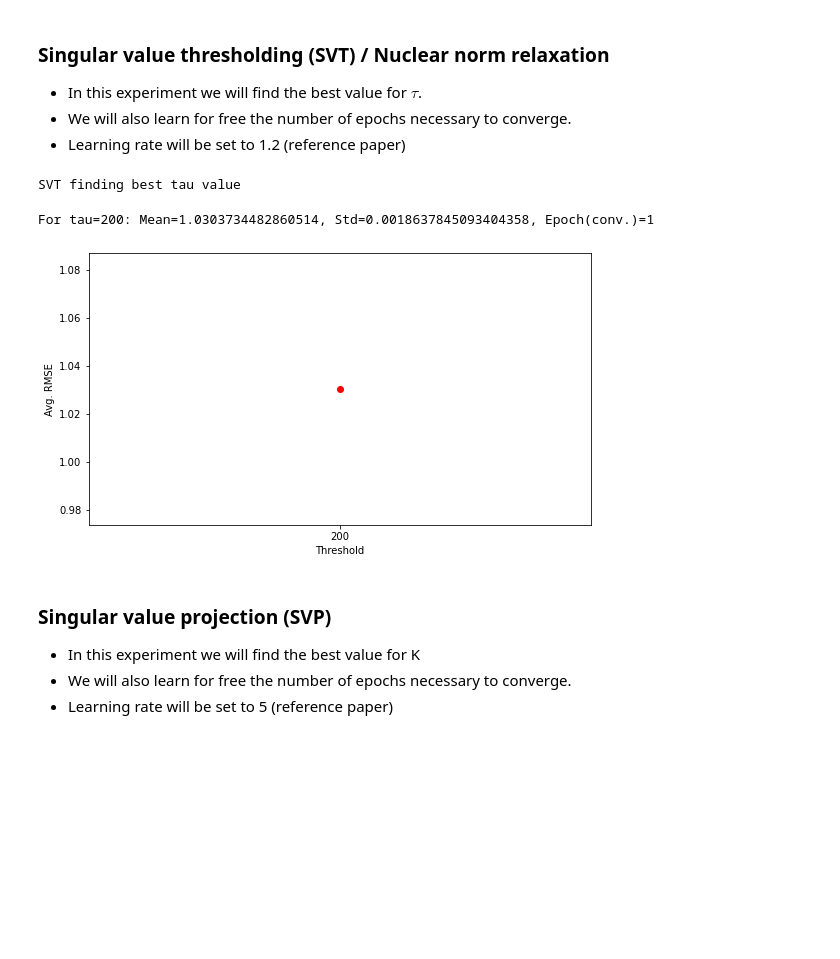
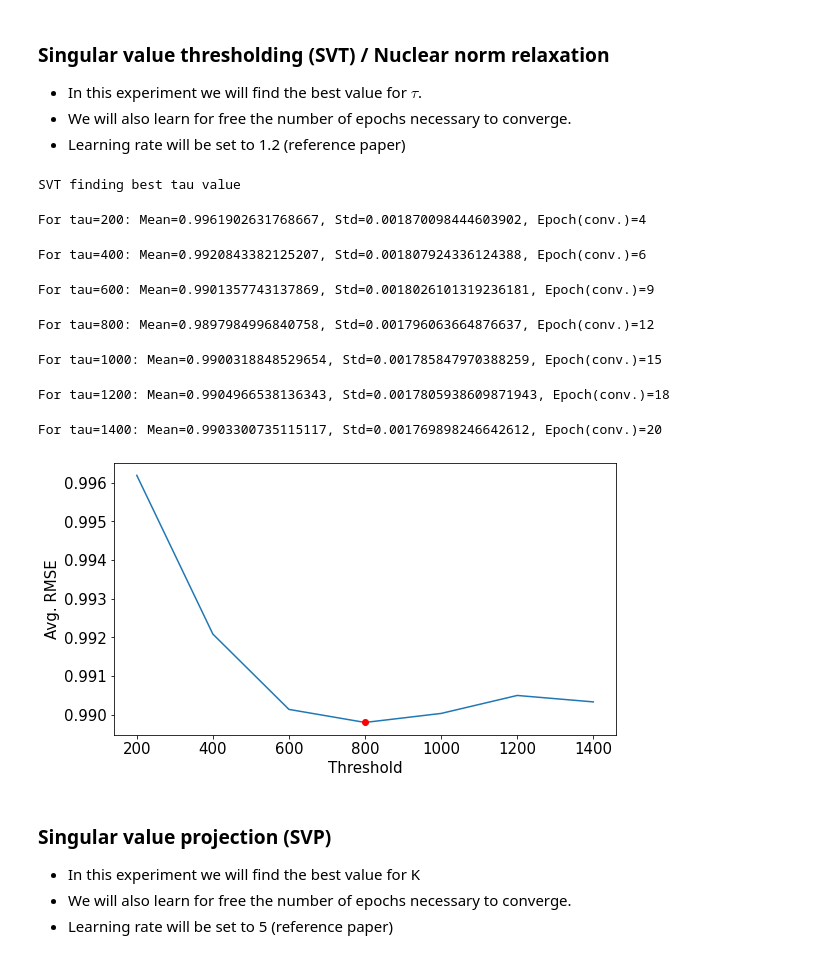
Before and after one commit to omkar-ethz/cil-collaborative-filtering, a Jupyter notebook: experiments.ipynb, the cells around one changed output. Cells and saved outputs as stored; diff of their text form; code cells hidden in the pictures; blank space fills up the shorter version.

```diff
--- a/experiments.ipynb
+++ b/experiments.ipynb
@@ -9,6 +10,7 @@ from sklearn.model_selection import KFold
 # %% [markdown]
 ## Some usefull functions for anaylisis and plots
 # %%
+matplotlib.rcParams.update({'font.size': 15})
 def plot_graph(xlabel, ylabel, x_vals, y_vals, name):
     fig, axs = plt.subplots(1, 1, figsize=(9, 5), sharey=True)
     axs.plot(x_vals, y_vals)
@@ -19,7 +21,7 @@ def plot_graph(xlabel, ylabel, x_vals, y_vals, name):
     axs.set_xlabel(xlabel)
     axs.set_ylabel(ylabel)
     axs.set_xticks(x_vals)
-    fig.savefig("./experiments_out/"+name, format="eps")
+    fig.savefig("./experiments_out/"+name+".pdf", bbox_inches='tight')
     # fig.suptitle('Categorical Plotting')
 
 def plot_graph2(train_err, test_err, name):
@@ -35,7 +37,7 @@ def plot_graph2(train_err, test_err, name):
     axs.set_xlabel("features")
     axs.set_ylabel("RMSE")
     axs.set_xticks(x_vals)
-    fig.savefig("./experiments_out/"+name, format="eps")
+    fig.savefig("./experiments_out/"+name+".pdf", bbox_inches='tight')
 
 def analyse_results(results):
     best_epoch = None
@@ -212,28 +216,34 @@ plot_graph("Regularization", "Avg. RMSE", lambdas, scores, "global")
 # %%
 print("SVT finding best tau value")
 data = dict()
-for tau in range(200,201,200):
+for tau in range(200,1600,200):
     results = []
     for idx, (train_set, test_set) in enumerate(kf.split(data_pd)):
         train_data = data_pd.iloc[train_set]
         test_data = data_pd.iloc[test_set]
 
         train_matrix = create_matrix_from_raw(train_data)
         test_matrix = create_matrix_from_raw(test_data)
 
-        model = SVT(train_matrix, eta=1.2, tau=tau, epochs=1)
+        model = SVT(train_matrix, eta=1.2, tau=tau, epochs=23)
         result = model.train(test_matrix=test_matrix)
         results.append(result)
     mean, std, best_epoch = analyse_results(results)
     print(f"For tau={tau}: Mean={mean}, Std={std}, Epoch(conv.)={best_epoch}")
     data[tau] = mean
 taus = list(data.keys())
 scores = list(data.values())
 plot_graph("Threshold", "Avg. RMSE", taus, scores, "svt")
 # %% [output]
 SVT finding best tau value
-For tau=200: Mean=1.0303734482860514, Std=0.0018637845093404358, Epoch(conv.)=1
+For tau=200: Mean=0.9961902631768667, Std=0.001870098444603902, Epoch(conv.)=4
+For tau=400: Mean=0.9920843382125207, Std=0.001807924336124388, Epoch(conv.)=6
+For tau=600: Mean=0.9901357743137869, Std=0.0018026101319236181, Epoch(conv.)=9
+For tau=800: Mean=0.9897984996840758, Std=0.001796063664876637, Epoch(conv.)=12
+For tau=1000: Mean=0.9900318848529654, Std=0.001785847970388259, Epoch(conv.)=15
+For tau=1200: Mean=0.9904966538136343, Std=0.0017805938609871943, Epoch(conv.)=18
+For tau=1400: Mean=0.9903300735115117, Std=0.001769898246642612, Epoch(conv.)=20
-[figure, old version]
+[figure, new version]
 # %% [markdown]
 ### Singular value projection (SVP)
 - In this experiment we will find the best value for K
```
Also changed, not shown: parts of 6 cells of this notebook, 4 other files.
